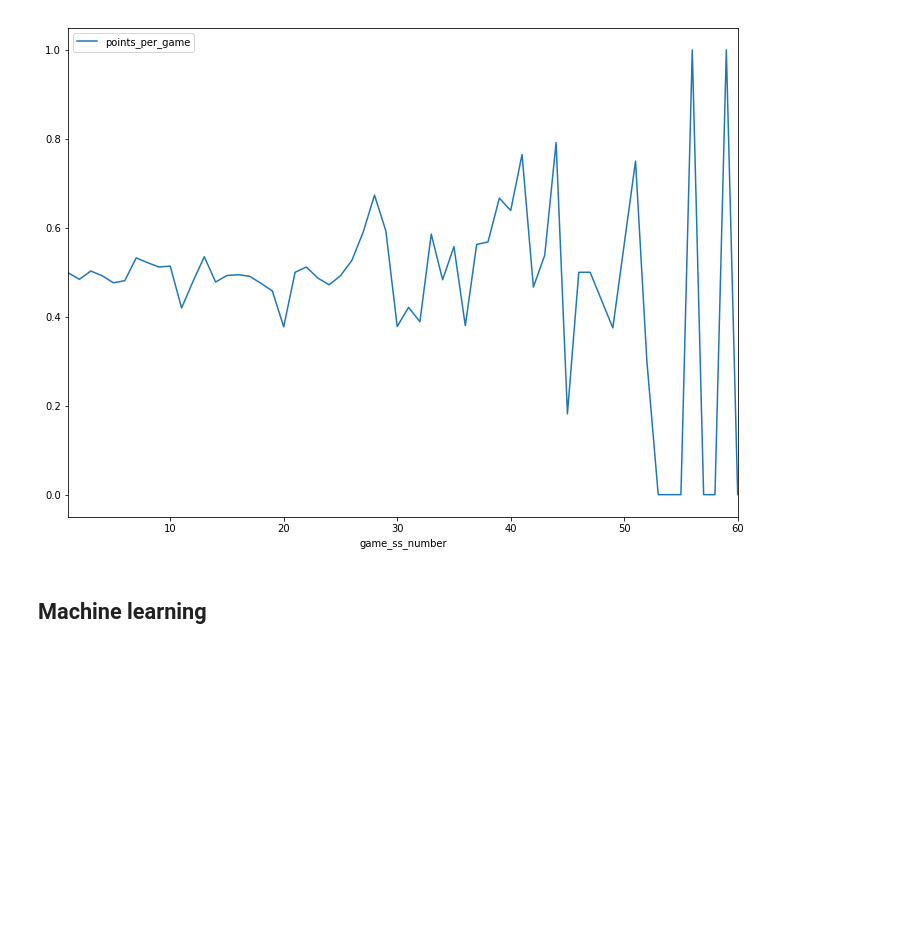
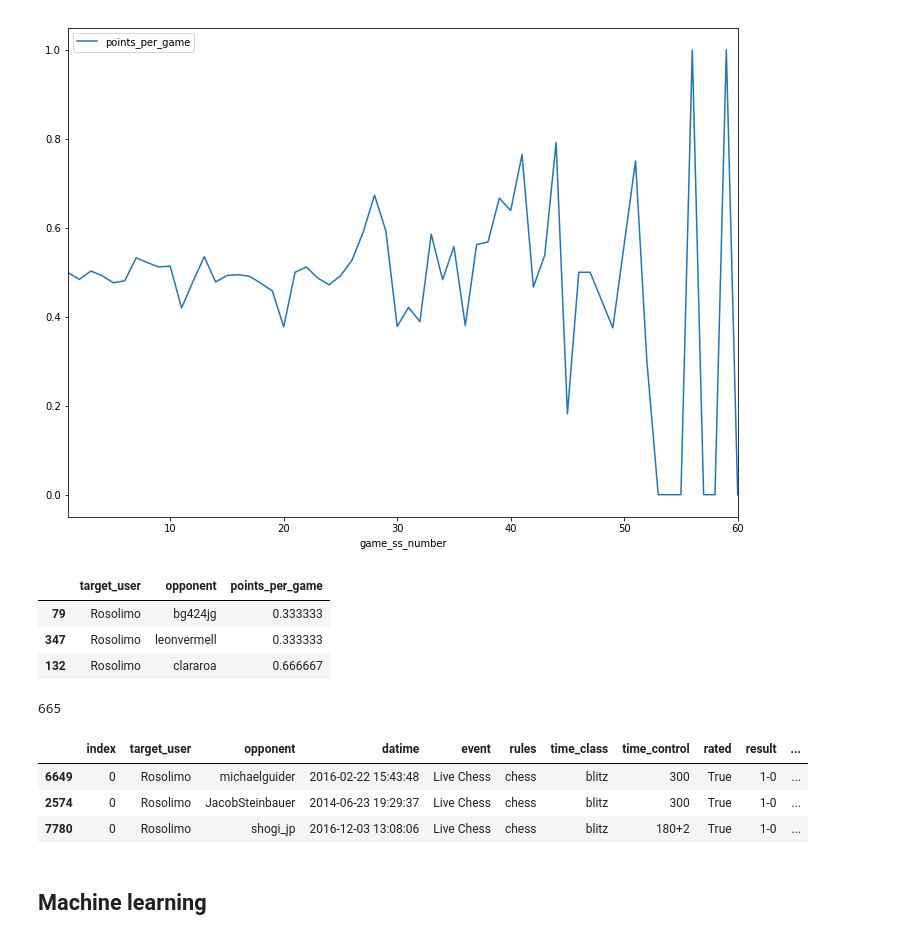
Before and after one commit to rosolimo212/chesscom, a Jupyter notebook: Current_user_forec.ipynb, the cells around one changed output. Drawn from its saved outputs; the diff is of its cells as text; code cells hidden in the pictures; blank space fills up the shorter version.

```diff
--- a/Current_user_forec.ipynb
+++ b/Current_user_forec.ipynb
@@ -424,7 +449,7 @@ df[['own_elo', 'rating']][-100:].plot()
 # intransigence rate - rate of draws in last 1000 games
 ir=get_data("""
 
-select target_user, round(irate,2) irate
+select target_user, round(irate,2) intransigence_rate
 from
 (
     select target_user, is_draw
@@ -465,7 +490,7 @@ ir.sample(3)
 # intransigence rate - rate of draws in last 1000 games
 clockers=get_data("""
 
-select target_user, round(irate,2) irate
+select target_user, round(irate,2) clocker_rate
 from
 (
     select target_user, is_draw
@@ -499,7 +524,7 @@ order by 2 desc
 # intransigence rate - rate of draws in last 1000 games
 opp_clockers=get_data("""
 
-select target_user, round(irate,2) irate
+select target_user, round(irate,2) opponent_clocker_rate
 from
 (
     select target_user, is_draw
@@ -591,3 +634,32 @@ ss.set_index('game_ss_number')[['points_per_game']].plot(figsize=(12,9))
+# %%
+per_met.sample(3)
+# %% [output]
+|  | target_user | opponent | points_per_game |
+| 79 | Rosolimo | bg424jg | 0.333333 |
+| 347 | Rosolimo | leonvermell | 0.333333 |
+| 132 | Rosolimo | clararoa | 0.666667 |
+# %%
+len(per_met)
+# %% [output]
+665
+# %%
+df=df.merge(ir, 'left', on='target_user', suffixes=('', '_ir'))
+df=df.merge(ir, 'left', left_on='opponent', right_on='target_user', suffixes=('', '_opponent'))
+
+df=df.merge(clockers, 'left', on='target_user', suffixes=('', '_clockers'))
+df=df.merge(clockers, 'left', left_on='opponent', right_on='target_user', suffixes=('', '_opponent'))
+
+df=df.merge(opp_clockers, 'left', on='target_user', suffixes=('', '_opp_clockers'))
+df=df.merge(opp_clockers, 'left', left_on='opponent', right_on='target_user', suffixes=('', '_opponent'))
+
+# df=df.merge(per_met, 'left', on='target_user', suffixes=('', '_per_met'))
+# %%
+df.sample(3)
+# %% [output]
+|  | index | target_user | opponent | datime | event | rules | time_class | time_control | rated | result | ... |
+| 6649 | 0 | Rosolimo | michaelguider | 2016-02-22 15:43:48 | Live Chess | chess | blitz | 300 | True | 1-0 | ... |
+| 2574 | 0 | Rosolimo | JacobSteinbauer | 2014-06-23 19:29:37 | Live Chess | chess | blitz | 300 | True | 1-0 | ... |
+| 7780 | 0 | Rosolimo | shogi_jp | 2016-12-03 13:08:06 | Live Chess | chess | blitz | 180+2 | True | 1-0 | ... |
 # %% [markdown]
 ## Machine learning
 # %%
```
Also changed, not shown: parts of 27 cells of this notebook.
